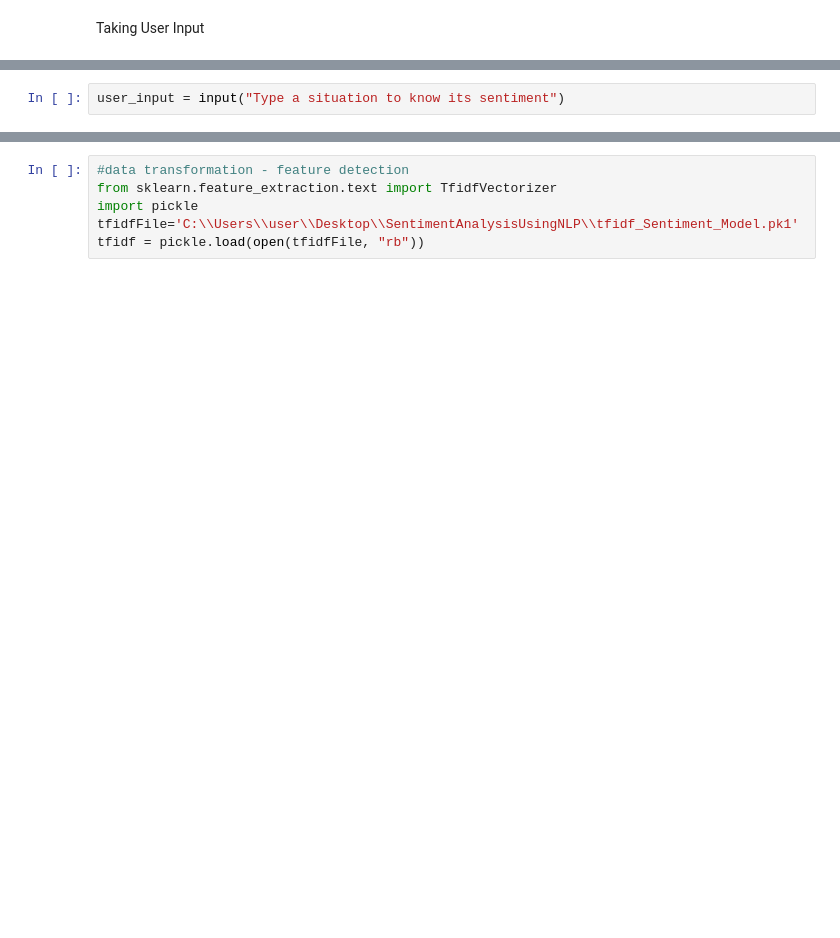
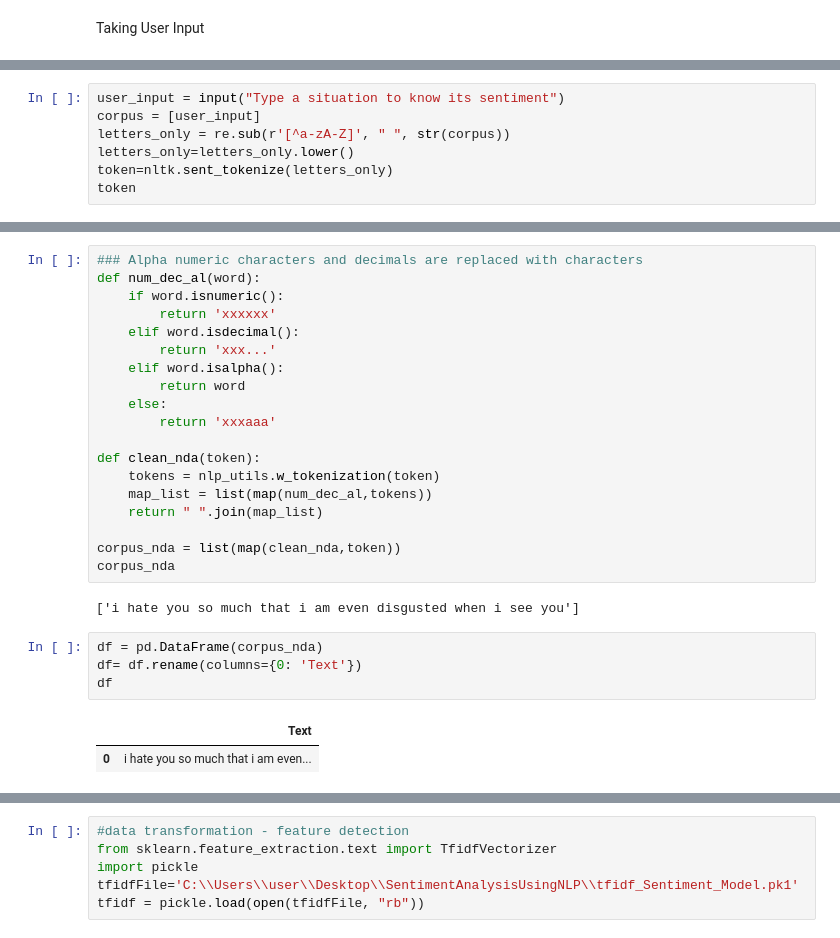
Before and after one commit to jochyybasil/SentimentAnalysisUsingNLP, a Jupyter notebook: SentimentAnalysisPredictor.ipynb, the cells around one changed output, grey strips where cells are left out. Drawn from its saved outputs; the diff is of its cells as text; blank space fills up the shorter version.

```diff
--- a/SentimentAnalysisPredictor.ipynb
+++ b/SentimentAnalysisPredictor.ipynb
@@ -27,2 +25,7 @@ for i in range(0, 100):
 # %%
 user_input = input("Type a situation to know its sentiment")
+corpus = [user_input]
+letters_only = re.sub(r'[^a-zA-Z]', " ", str(corpus))
+letters_only=letters_only.lower()
+token=nltk.sent_tokenize(letters_only)
+token
@@ -28,0 +51,28 @@ user_input = input("Type a situation to know its sentiment")
+# %%
+### Alpha numeric characters and decimals are replaced with characters
+def num_dec_al(word):
+    if word.isnumeric():
+        return 'xxxxxx'
+    elif word.isdecimal():
+        return 'xxx...'
+    elif word.isalpha():
+        return word
+    else:
+        return 'xxxaaa'
+
+def clean_nda(token):
+    tokens = nlp_utils.w_tokenization(token)
+    map_list = list(map(num_dec_al,tokens))
+    return " ".join(map_list)
+
+corpus_nda = list(map(clean_nda,token))
+corpus_nda
+# %% [output]
+['i hate you so much that i am even disgusted when i see you']
+# %%
+df = pd.DataFrame(corpus_nda)
+df= df.rename(columns={0: 'Text'})
+df
+# %% [output]
+|  | Text |
+| 0 | i hate you so much that i am even... |
```
Also changed, not shown: parts of 10 cells of this notebook, 2 other files.
